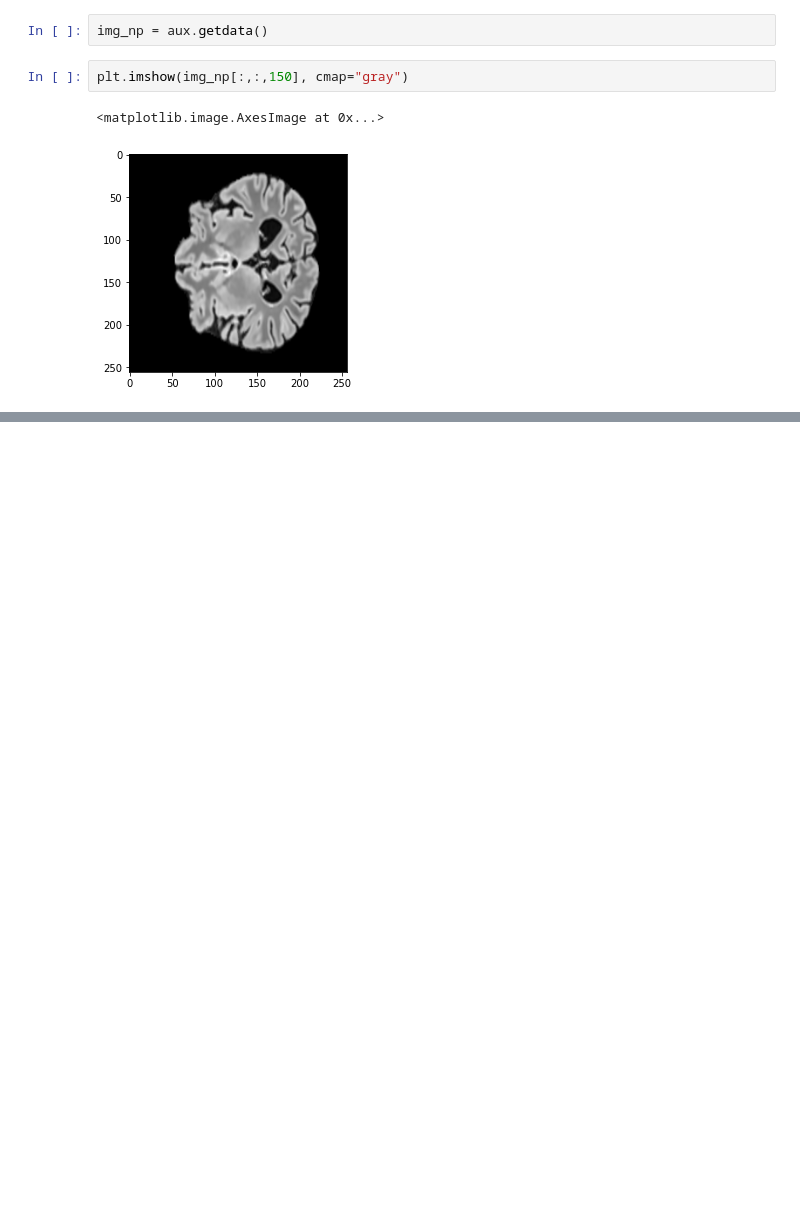
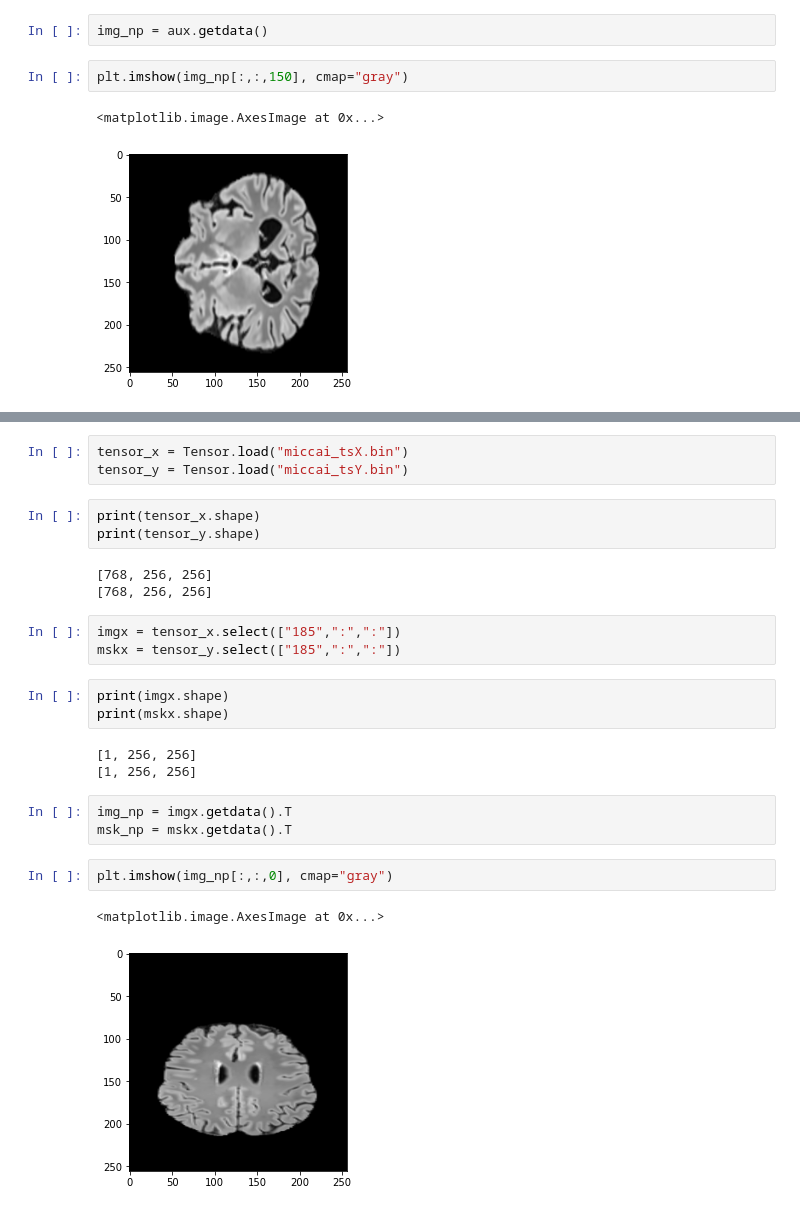
Before and after one commit to frblazquez/CNN_for_Multiple_Sclerosis, a Jupyter notebook: unet/unet_train.ipynb, the cells around one changed output, grey strips where cells are left out. Drawn from its saved outputs; the diff is of its cells as text; blank space fills up the shorter version.

```diff
--- a/unet/unet_train.ipynb
+++ b/unet/unet_train.ipynb
@@ -382,0 +387,26 @@ plt.imshow(img_np[:,:,150], cmap="gray")
+# %%
+tensor_x = Tensor.load("miccai_tsX.bin")
+tensor_y = Tensor.load("miccai_tsY.bin")
+# %%
+print(tensor_x.shape)
+print(tensor_y.shape)
+# %% [output]
+[768, 256, 256]
+[768, 256, 256]
+# %%
+imgx = tensor_x.select(["185",":",":"])
+mskx = tensor_y.select(["185",":",":"])
+# %%
+print(imgx.shape)
+print(mskx.shape)
+# %% [output]
+[1, 256, 256]
+[1, 256, 256]
+# %%
+img_np = imgx.getdata().T
+msk_np = mskx.getdata().T
+# %%
+plt.imshow(img_np[:,:,0], cmap="gray")
+# %% [output]
+<matplotlib.image.AxesImage at 0x...>
+[figure, added]
```
Also changed, not shown: parts of 4 cells of this notebook, 1 other file.
